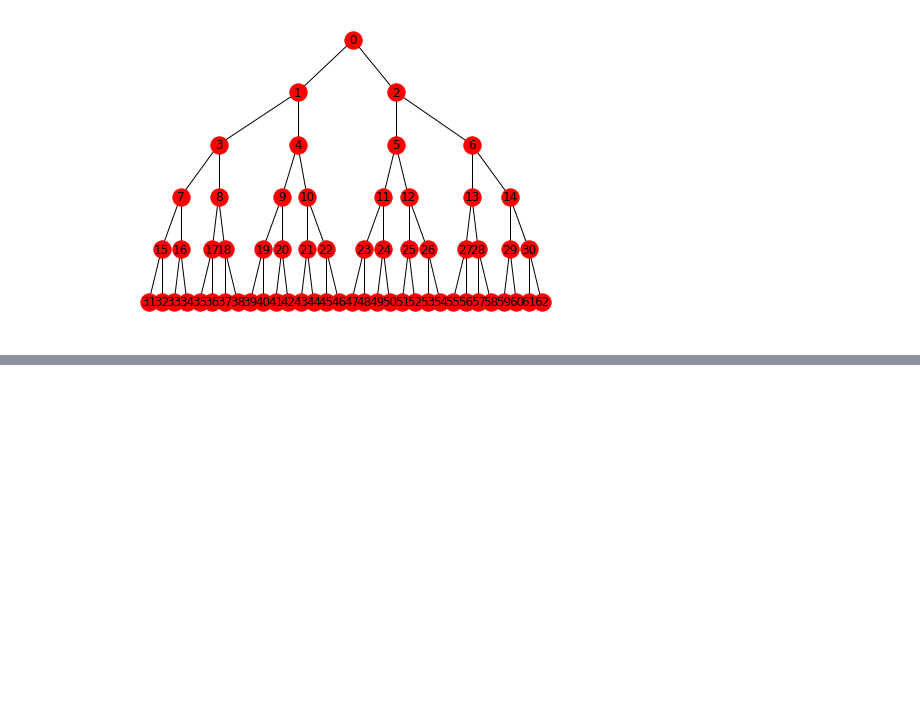
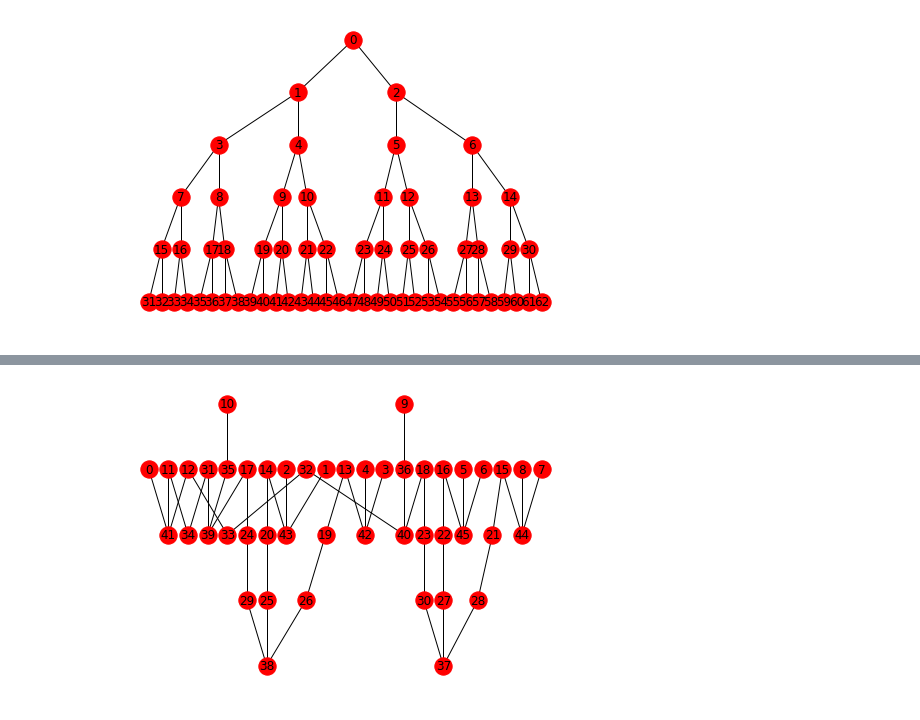
Before and after one commit to zhangyt3/graph-burning, a Jupyter notebook: burning_trees.ipynb, the cells around one changed output, grey strips where cells are left out. Cells and saved outputs as stored; diff of their text form; code cells hidden in the pictures; blank space fills up the shorter version.

```diff
--- a/burning_trees.ipynb
+++ b/burning_trees.ipynb
@@ -118,0 +65,8 @@ TypeError: must be str, not list
+# %%
+filepath = './trees/graph_26981.mat'
+adj_mat = create_adj_mat(filepath)
+tree = nx.convert_matrix.from_numpy_matrix(adj_mat)
+pos = nx.nx_pydot.pydot_layout(tree, prog='dot')
+nx.draw(tree, pos=pos, with_labels=True)
+# %% [output]
+[figure, added]
```
Also changed, not shown: parts of 3 cells of this notebook, 1 other file.
